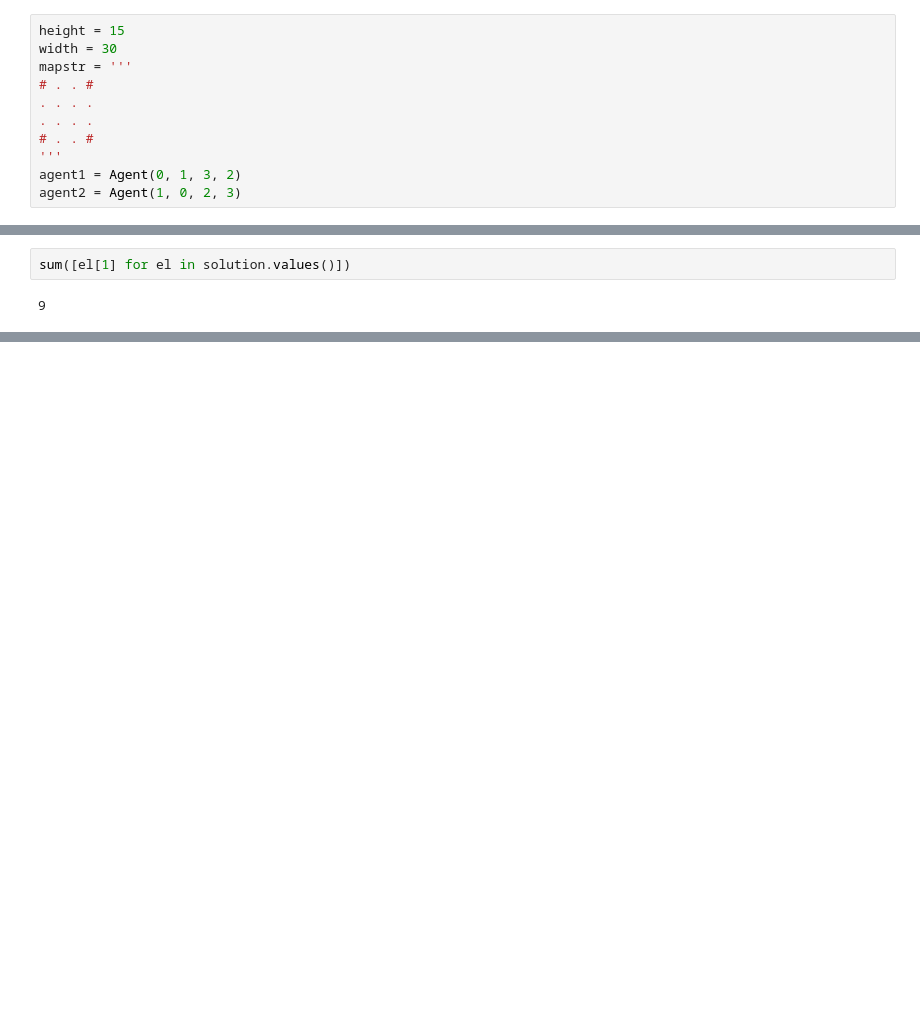
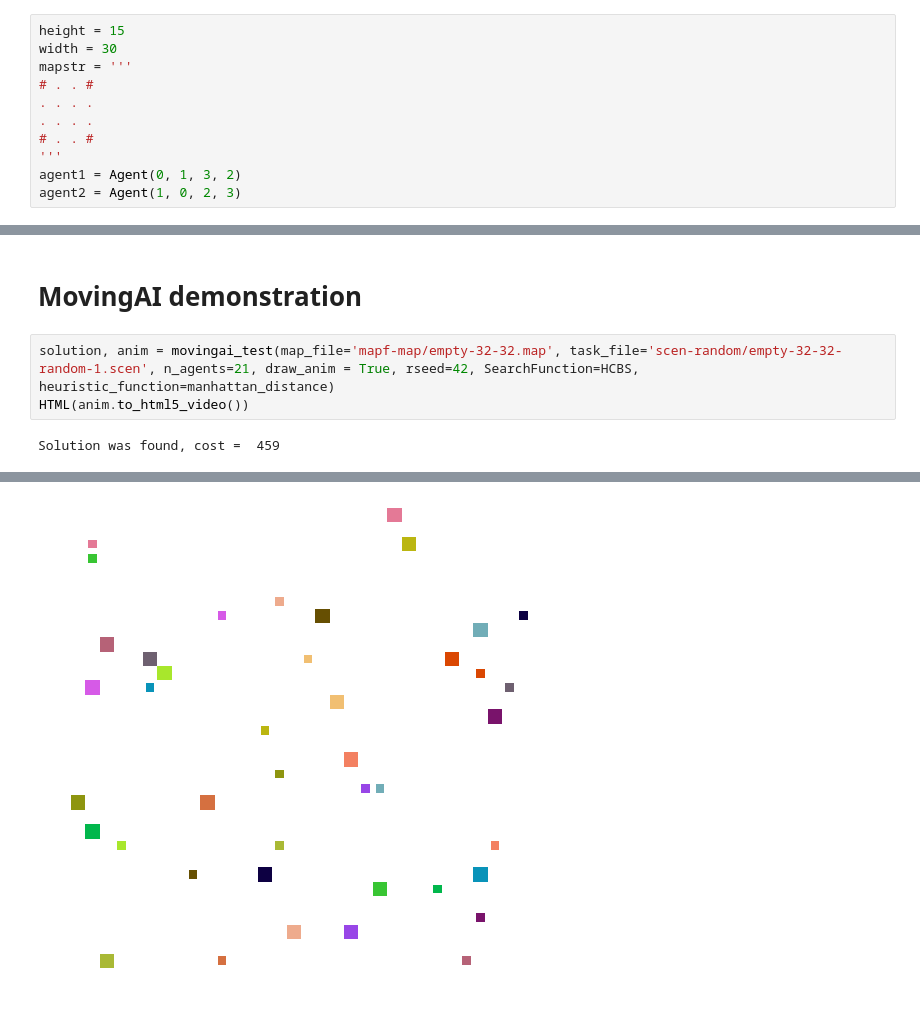
Before and after one commit to Stepan-Makarenko/Multi-agent-pathfinding-CBS-ICBS, a Jupyter notebook: Explore.ipynb, the cells around one changed output, grey strips where cells are left out. Saved outputs shown, nothing was run; the diff lists cells and outputs as text; blank space fills up the shorter version.

Commit message:
add movingai demo

```diff
--- a/Explore.ipynb
+++ b/Explore.ipynb
@@ -129,4 +41,7 @@ Wall time: 15.7 s
-# %%
-sum([el[1] for el in solution.values()])
-# %% [output]
-9
+# %% [markdown]
+# MovingAI demonstration
+# %%
+solution, anim = movingai_test(map_file='mapf-map/empty-32-32.map', task_file='scen-random/empty-32-32-random-1.scen', n_agents=21, draw_anim = True, rseed=42, SearchFunction=HCBS, heuristic_function=manhattan_distance)
+HTML(anim.to_html5_video())
+# %% [output]
+Solution was found, cost =  459
@@ -132,0 +49 @@ sum([el[1] for el in solution.values()])
+[figure, added]
```
Also changed, not shown: parts of 24 cells of this notebook, 4 other files.
